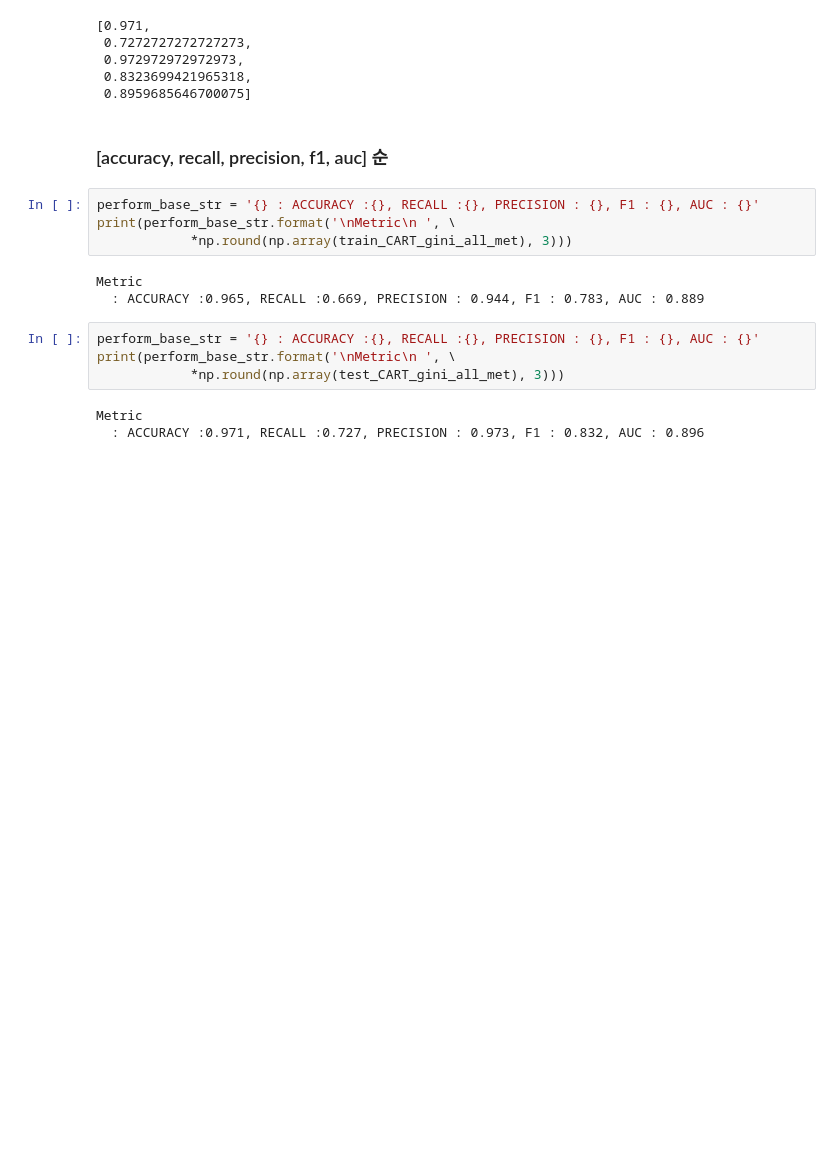
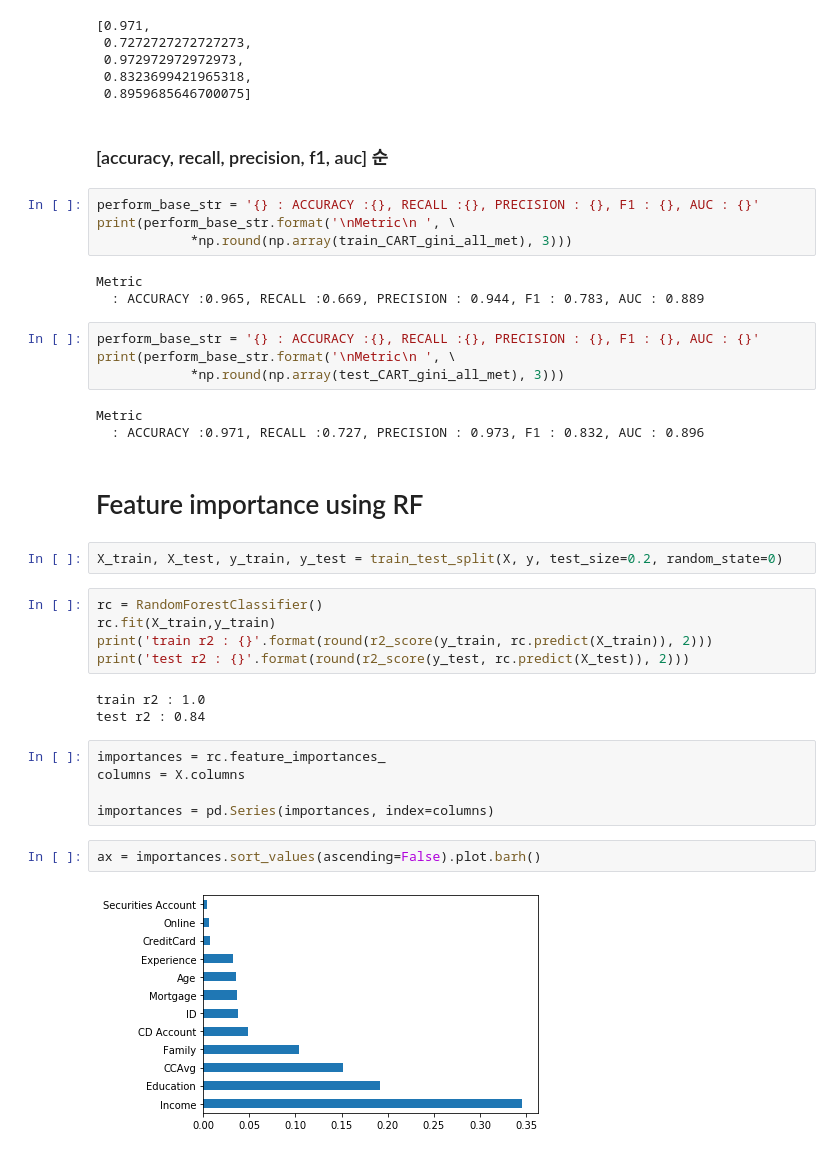
Before and after one commit to Kiminjo/data-mining-lecture, a Jupyter notebook: classification_gini.ipynb, the cells around one changed output. Saved outputs shown, nothing was run; the diff lists cells and outputs as text; blank space fills up the shorter version.

```diff
--- a/classification_gini.ipynb
+++ b/classification_gini.ipynb
@@ -298,3 +302,24 @@ print(perform_base_str.format('\nMetric\n ', \
 # %% [output]
 Metric
   : ACCURACY :0.971, RECALL :0.727, PRECISION : 0.973, F1 : 0.832, AUC : 0.896
+# %% [markdown]
+# Feature importance using RF
+# %%
+X_train, X_test, y_train, y_test = train_test_split(X, y, test_size=0.2, random_state=0)
+# %%
+rc = RandomForestClassifier()
+rc.fit(X_train,y_train)
+print('train r2 : {}'.format(round(r2_score(y_train, rc.predict(X_train)), 2)))
+print('test r2 : {}'.format(round(r2_score(y_test, rc.predict(X_test)), 2)))
+# %% [output]
+train r2 : 1.0
+test r2 : 0.84
+# %%
+importances = rc.feature_importances_
+columns = X.columns
+
+importances = pd.Series(importances, index=columns)
+# %%
+ax = importances.sort_values(ascending=False).plot.barh()
+# %% [output]
+[figure, added]
```
Also changed, not shown: parts of 5 cells of this notebook, 6 other files.
